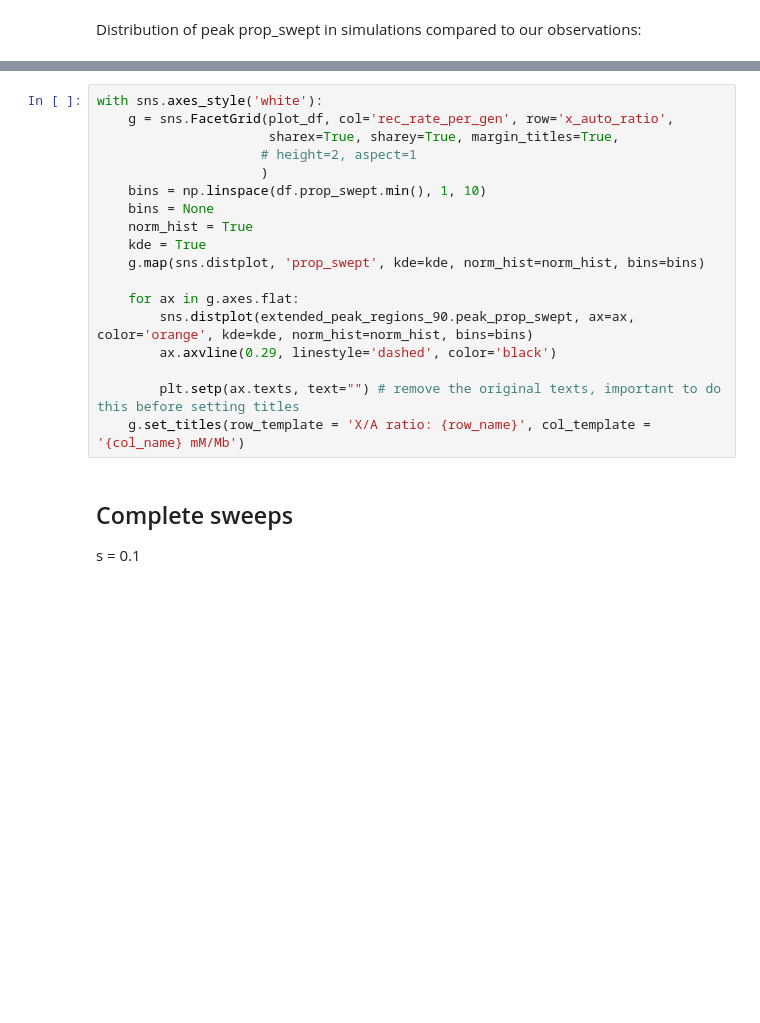
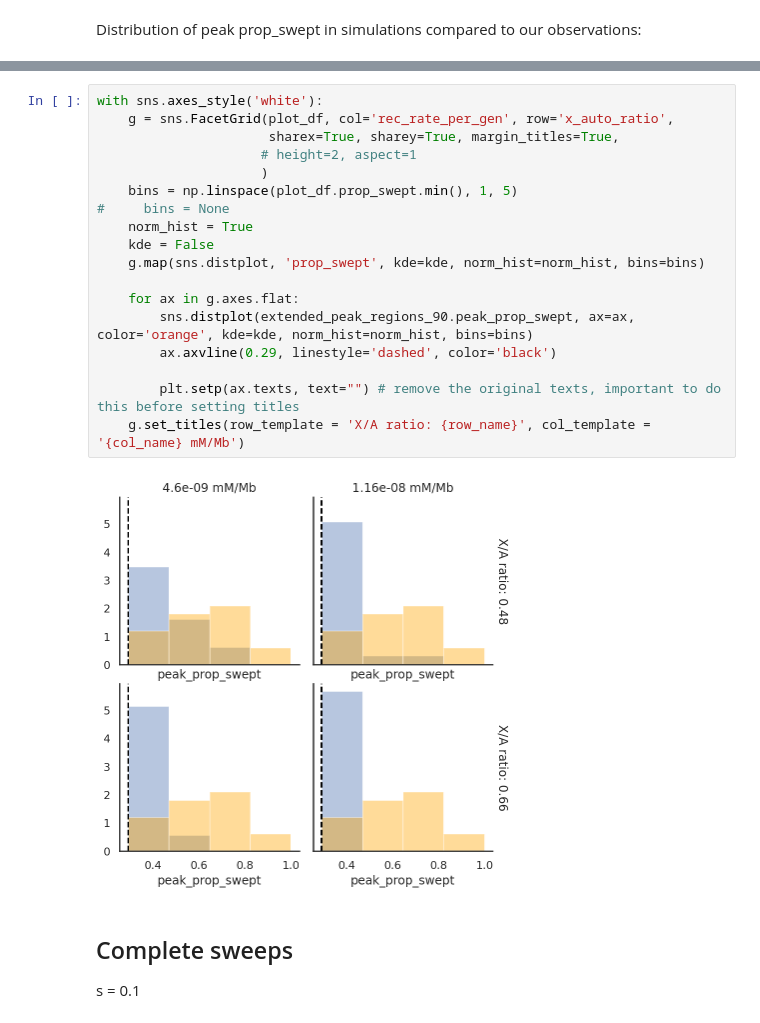
Before and after one commit to kaspermunch/humanXsweeps, a Jupyter notebook: notebooks/nb_22_slim_simulations.ipynb, the cells around one changed output, grey strips where cells are left out. Drawn from its saved outputs; the diff is of its cells as text; blank space fills up the shorter version.

```diff
--- a/notebooks/nb_22_slim_simulations.ipynb
+++ b/notebooks/nb_22_slim_simulations.ipynb
@@ -348,21 +381,23 @@ plot_df.groupby(['rec_rate_per_gen', 'x_auto_ratio']).prop_swept.mean()
 # %%
 with sns.axes_style('white'):
     g = sns.FacetGrid(plot_df, col='rec_rate_per_gen', row='x_auto_ratio',
                       sharex=True, sharey=True, margin_titles=True,
                      # height=2, aspect=1
                      )
-    bins = np.linspace(df.prop_swept.min(), 1, 10)
-    bins = None
+    bins = np.linspace(plot_df.prop_swept.min(), 1, 5)
+#     bins = None
     norm_hist = True
-    kde = True
+    kde = False
     g.map(sns.distplot, 'prop_swept', kde=kde, norm_hist=norm_hist, bins=bins)
 
     for ax in g.axes.flat:
         sns.distplot(extended_peak_regions_90.peak_prop_swept, ax=ax, color='orange', kde=kde, norm_hist=norm_hist, bins=bins)
         ax.axvline(0.29, linestyle='dashed', color='black')
 
         plt.setp(ax.texts, text="") # remove the original texts, important to do this before setting titles
     g.set_titles(row_template = 'X/A ratio: {row_name}', col_template = '{col_name} mM/Mb')
+# %% [output]
+[figure, added]
 # %% [markdown]
 ## Complete sweeps
 
```
Also changed, not shown: parts of 7 cells of this notebook, 4 other files.
